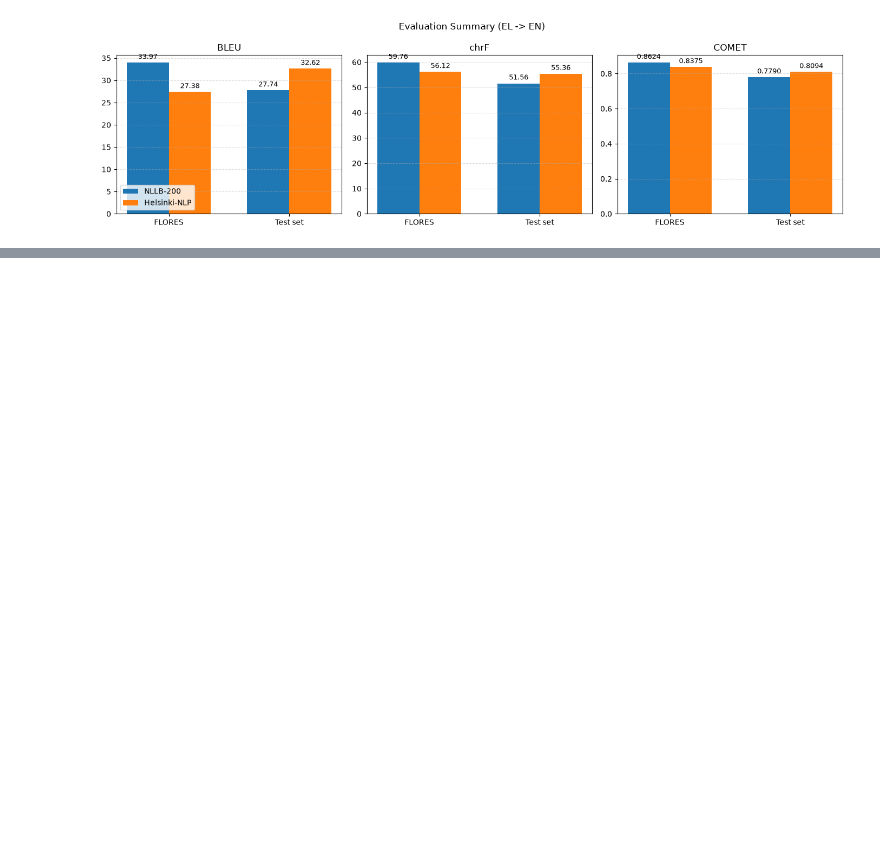
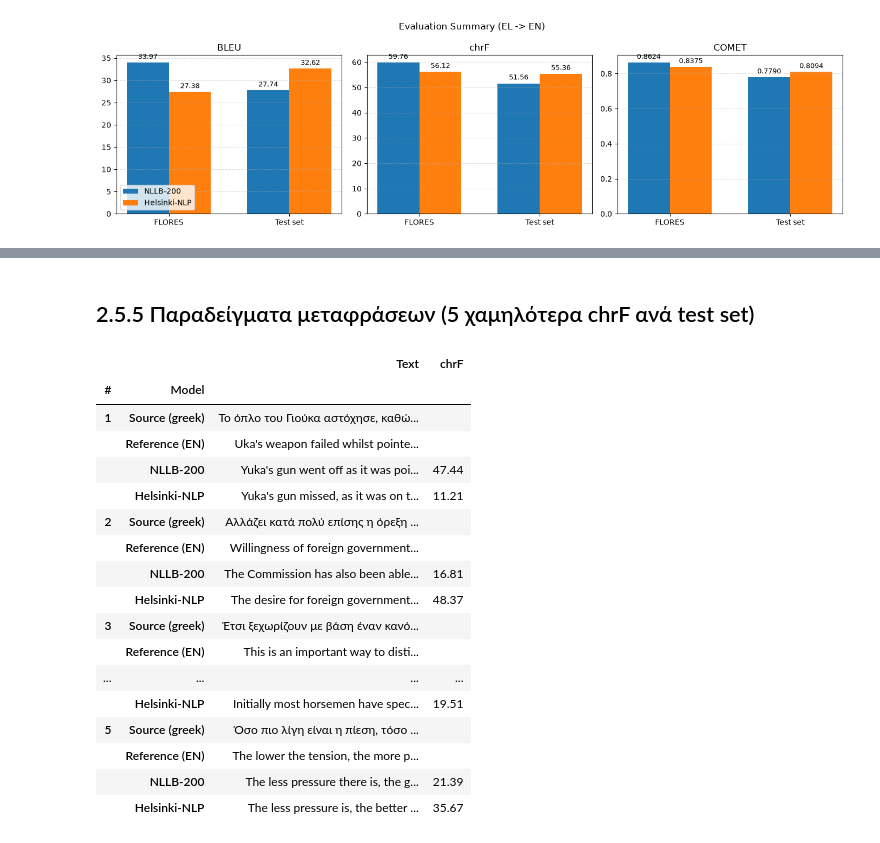
Before and after one commit to katerinadefto-svg/Machine-Translation-Group-Project-1, a Jupyter notebook: flores_evaluation.ipynb, the cells around one changed output, grey strips where cells are left out. Drawn from its saved outputs; the diff is of its cells as text; code cells hidden in the pictures; blank space fills up the shorter version.

```diff
--- a/flores_evaluation.ipynb
+++ b/flores_evaluation.ipynb
@@ -248,0 +281,44 @@ plt.show()
+# %% [markdown]
+## 2.5.5 Παραδείγματα μεταφράσεων (5 χαμηλότερα chrF ανά test set)
+# %%
+import sacrebleu
+
+pd.set_option("display.max_colwidth", None)
+
+# FLORES: 5 προτάσεις με το χαμηλότερο chrF
+flores_scores = []
+for i in range(len(source)):
+    s_nllb = sacrebleu.sentence_chrf(fb_nllb[i].lower(), [ref[i].lower()]).score
+    s_helsinki = sacrebleu.sentence_chrf(helsinki_nlp[i].lower(), [ref[i].lower()]).score
+    flores_scores.append((min(s_nllb, s_helsinki), i, s_nllb, s_helsinki))
+
+flores_scores.sort()
+
+rows = []
+for n, (_, i, s_nllb, s_helsinki) in enumerate(flores_scores[:5], 1):
+    rows.append((n, "Source (greek)", source[i], ""))
+    rows.append((n, "Reference (EN)", ref[i], ""))
+    rows.append((n, "NLLB-200", fb_nllb[i], round(s_nllb, 2)))
+    rows.append((n, "Helsinki-NLP", helsinki_nlp[i], round(s_helsinki, 2)))
+
+flores_examples = pd.DataFrame(rows, columns=["#", "Model", "Text", "chrF"]).set_index(["#", "Model"])
+flores_examples
+# %% [output]
+|  |  | Text | chrF |
+| # | Model |  |  |
+| 1 | Source (greek) | Το όπλο του Γιούκα αστόχησε, καθώ... |  |
+|  | Reference (EN) | Uka's weapon failed whilst pointe... |  |
+|  | NLLB-200 | Yuka's gun went off as it was poi... | 47.44 |
+|  | Helsinki-NLP | Yuka's gun missed, as it was on t... | 11.21 |
+| 2 | Source (greek) | Αλλάζει κατά πολύ επίσης η όρεξη ... |  |
+|  | Reference (EN) | Willingness of foreign government... |  |
+|  | NLLB-200 | The Commission has also been able... | 16.81 |
+|  | Helsinki-NLP | The desire for foreign government... | 48.37 |
+| 3 | Source (greek) | Έτσι ξεχωρίζουν με βάση έναν κανό... |  |
+|  | Reference (EN) | This is an important way to disti... |  |
+| ... | ... | ... | ... |
+|  | Helsinki-NLP | Initially most horsemen have spec... | 19.51 |
+| 5 | Source (greek) | Όσο πιο λίγη είναι η πίεση, τόσο ... |  |
+|  | Reference (EN) | The lower the tension, the more p... |  |
+|  | NLLB-200 | The less pressure there is, the g... | 21.39 |
+|  | Helsinki-NLP | The less pressure is, the better ... | 35.67 |
```
Also changed, not shown: parts of 8 cells of this notebook, 2 other files.
